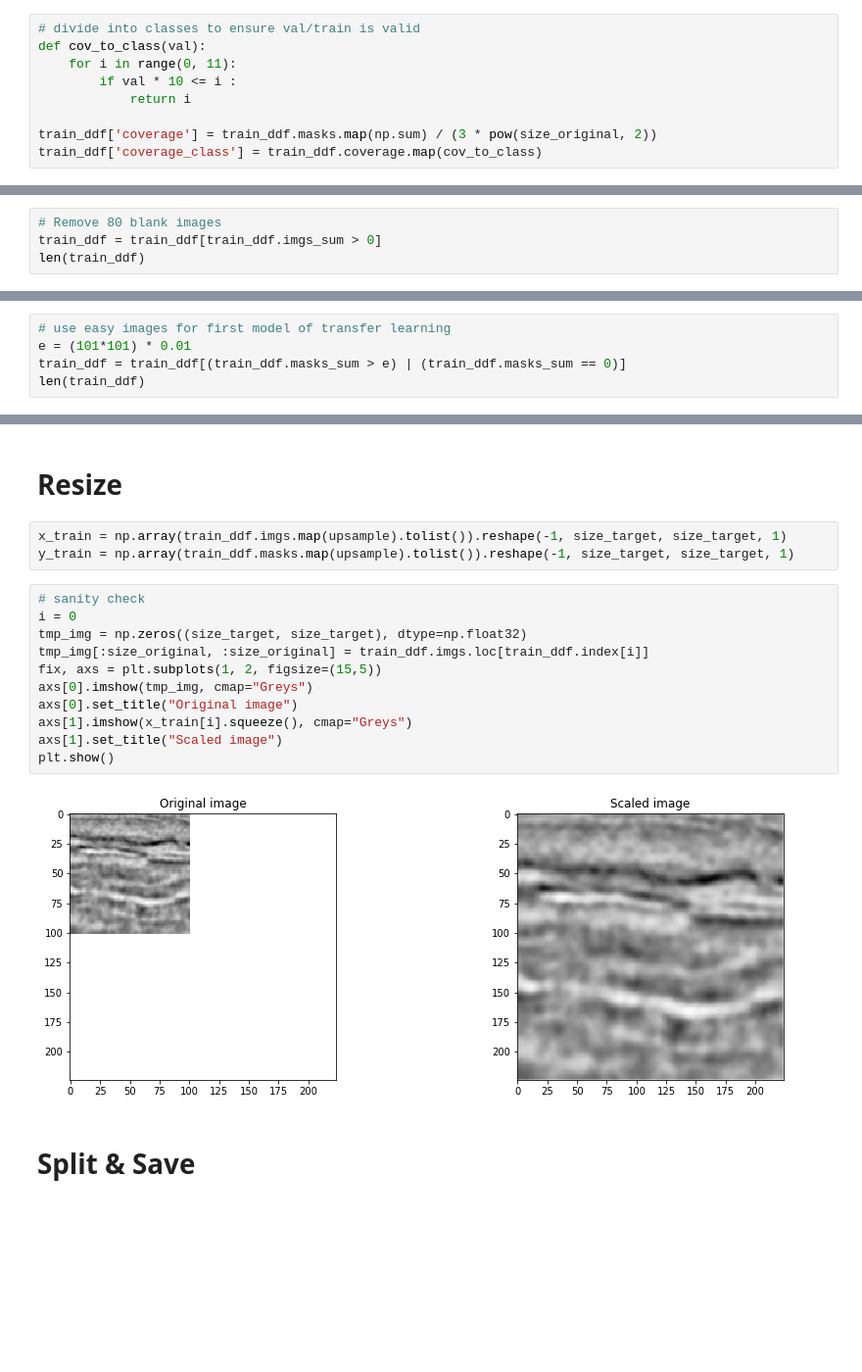
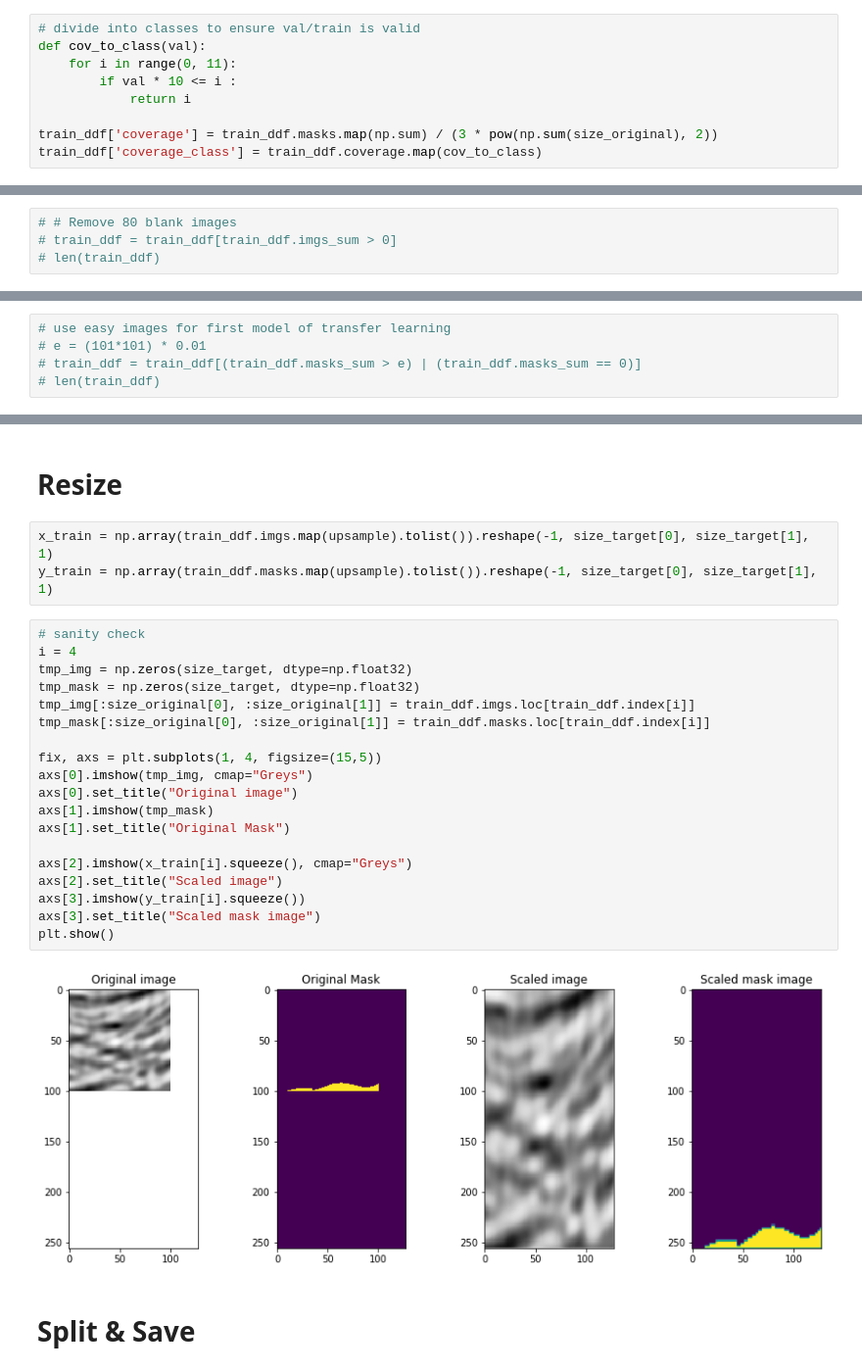
Before and after one commit to gebob19/TGS-Salt-Identification, a Jupyter notebook: data-extraction.ipynb, the cells around one changed output, grey strips where cells are left out. Shown at 98% size. Drawn from its saved outputs; the diff is of its cells as text; blank space fills up the shorter version.

Commit message:
model ready for training and updated data extraction dimensions

```diff
--- a/data-extraction.ipynb
+++ b/data-extraction.ipynb
@@ -59,7 +61,7 @@ def cov_to_class(val):
         if val * 10 <= i :
             return i
 
-train_ddf['coverage'] = train_ddf.masks.map(np.sum) / (3 * pow(size_original, 2))
+train_ddf['coverage'] = train_ddf.masks.map(np.sum) / (3 * pow(np.sum(size_original), 2))
 train_ddf['coverage_class'] = train_ddf.coverage.map(cov_to_class)
 # %%
 # new data set for training the identifier
@@ -69,6 +71,6 @@ train_ddf[['salt']].to_csv('salt-identifier.csv')
 # %% [markdown]
 # Cleaning
 # %%
-# Remove 80 blank images
-train_ddf = train_ddf[train_ddf.imgs_sum > 0]
-len(train_ddf)
+# # Remove 80 blank images
+# train_ddf = train_ddf[train_ddf.imgs_sum > 0]
+# len(train_ddf)
@@ -77,5 +77,5 @@ len(train_ddf)
 # %%
 # use easy images for first model of transfer learning
-e = (101*101) * 0.01
-train_ddf = train_ddf[(train_ddf.masks_sum > e) | (train_ddf.masks_sum == 0)]
-len(train_ddf)
+# e = (101*101) * 0.01
+# train_ddf = train_ddf[(train_ddf.masks_sum > e) | (train_ddf.masks_sum == 0)]
+# len(train_ddf)
@@ -84,21 +82,29 @@ len(train_ddf)
 # %% [markdown]
 # Resize
 # %%
-x_train = np.array(train_ddf.imgs.map(upsample).tolist()).reshape(-1, size_target, size_target, 1)
-y_train = np.array(train_ddf.masks.map(upsample).tolist()).reshape(-1, size_target, size_target, 1)
+x_train = np.array(train_ddf.imgs.map(upsample).tolist()).reshape(-1, size_target[0], size_target[1], 1)
+y_train = np.array(train_ddf.masks.map(upsample).tolist()).reshape(-1, size_target[0], size_target[1], 1)
 # %%
 # sanity check
-i = 0
-tmp_img = np.zeros((size_target, size_target), dtype=np.float32)
-tmp_img[:size_original, :size_original] = train_ddf.imgs.loc[train_ddf.index[i]]
-fix, axs = plt.subplots(1, 2, figsize=(15,5))
+i = 4
+tmp_img = np.zeros(size_target, dtype=np.float32)
+tmp_mask = np.zeros(size_target, dtype=np.float32)
+tmp_img[:size_original[0], :size_original[1]] = train_ddf.imgs.loc[train_ddf.index[i]]
+tmp_mask[:size_original[0], :size_original[1]] = train_ddf.masks.loc[train_ddf.index[i]]
+
+fix, axs = plt.subplots(1, 4, figsize=(15,5))
 axs[0].imshow(tmp_img, cmap="Greys")
 axs[0].set_title("Original image")
-axs[1].imshow(x_train[i].squeeze(), cmap="Greys")
-axs[1].set_title("Scaled image")
+axs[1].imshow(tmp_mask)
+axs[1].set_title("Original Mask")
+
+axs[2].imshow(x_train[i].squeeze(), cmap="Greys")
+axs[2].set_title("Scaled image")
+axs[3].imshow(y_train[i].squeeze())
+axs[3].set_title("Scaled mask image")
 plt.show()
 # %% [output]
-[figure, old version]
+[figure, new version]
 # %% [markdown]
 # Split & Save
 # %%
```
Also changed, not shown: parts of 6 cells of this notebook, 4 other files.
